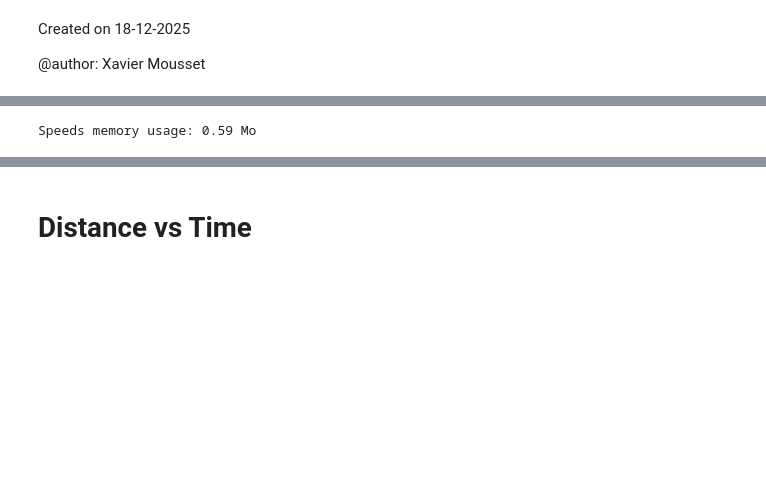
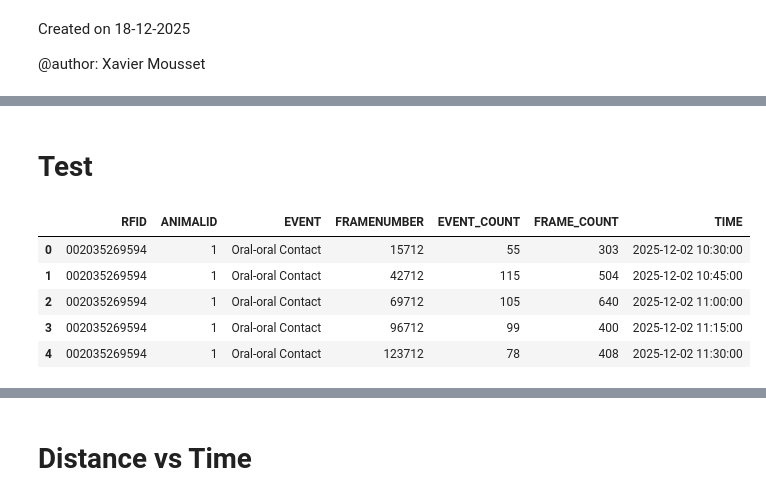
Before and after one commit to xmousset/lmt-analysis, a Jupyter notebook: LMT/dim_c_brains/nadege.ipynb, the cells around one changed output, grey strips where cells are left out. Cells and saved outputs as stored; diff of their text form; code cells hidden in the pictures; blank space fills up the shorter version.

```diff
--- a/LMT/dim_c_brains/nadege.ipynb
+++ b/LMT/dim_c_brains/nadege.ipynb
@@ -59,31 +47,8 @@ connection = sqlite3.connect(data_path.as_posix())
 start_time = 12*oneHour
 end_time = 13*oneHour
 
-
-animal_pool = AnimalPool()
-animal_pool.loadAnimals(connection)
-animal_pool.loadDetection(start= start_time, end= end_time)
-animal_pool.conn
-for animal in animal_pool.animalDictionary.values():
-    speeds = {}
-    detection_frames = sorted(animal.detectionDictionary.keys())
-    for f in detection_frames[1:]:
-        previous_pos = animal.detectionDictionary.get(f-1)
-        current_pos = animal.detectionDictionary.get(f)
-
-        if (current_pos is None or previous_pos is None):
-            continue
-
-        # cm/s
-        speeds[f] = math.hypot(
-            current_pos.massX - previous_pos.massX,
-            current_pos.massY - previous_pos.massY
-            )*animal.parameters.scaleFactor*30
-    animal.speeds = speeds
-print("Loading Done\n")
-
 clear_output()
 
-print(f"Speeds memory usage: {sys.getsizeof(animal_pool.animalDictionary[1].speeds)/10**6:.2f} Mo")
+# print(f"Speeds memory usage: {sys.getsizeof(animal_pool.animalDictionary[1].speeds)/10**6:.2f} Mo")
-# %% [output]
-Speeds memory usage: 0.59 Mo
+# %% [markdown]
+# Test
@@ -89,0 +65,9 @@ Speeds memory usage: 0.59 Mo
+# %%
+df_event.head()
+# %% [output]
+|  | RFID | ANIMALID | EVENT | FRAMENUMBER | EVENT_COUNT | FRAME_COUNT | TIME |
+| 0 | 002035269594 | 1 | Oral-oral Contact | 15712 | 55 | 303 | 2025-12-02 10:30:00 |
+| 1 | 002035269594 | 1 | Oral-oral Contact | 42712 | 115 | 504 | 2025-12-02 10:45:00 |
+| 2 | 002035269594 | 1 | Oral-oral Contact | 69712 | 105 | 640 | 2025-12-02 11:00:00 |
+| 3 | 002035269594 | 1 | Oral-oral Contact | 96712 | 99 | 400 | 2025-12-02 11:15:00 |
+| 4 | 002035269594 | 1 | Oral-oral Contact | 123712 | 78 | 408 | 2025-12-02 11:30:00 |
```
Also changed, not shown: parts of 25 cells of this notebook, 11 other files.
